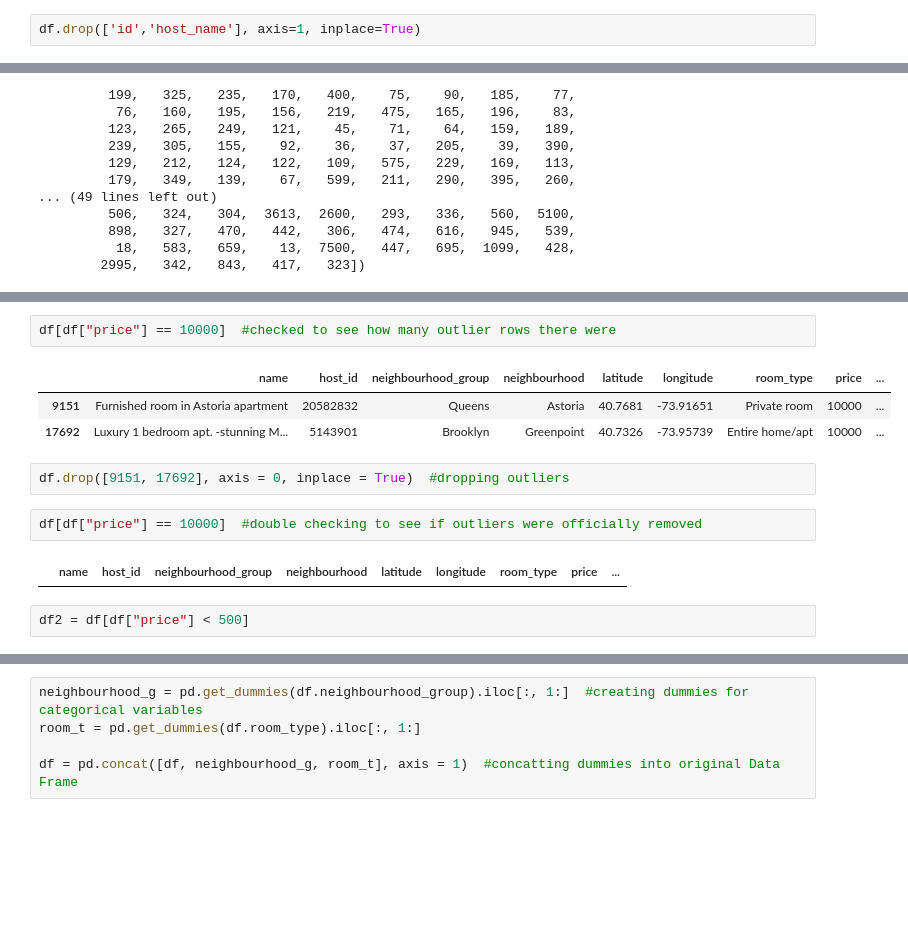
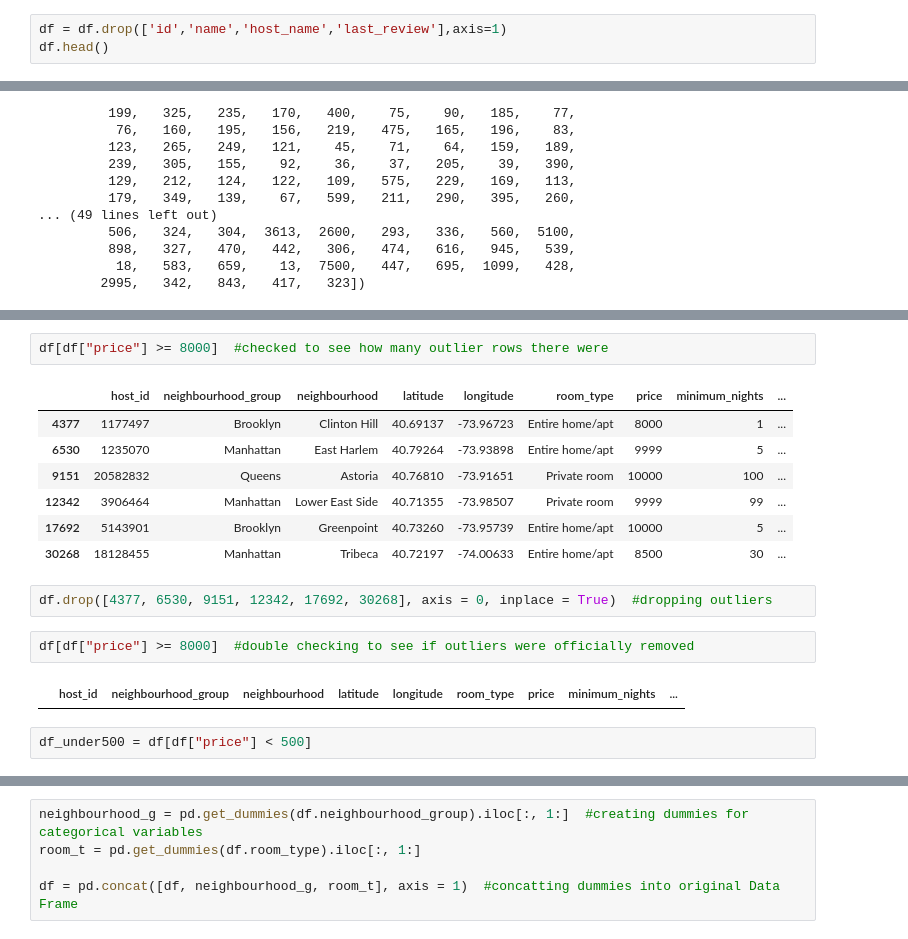
Before and after one commit to jbillet/Mod-2-062220-Project-, a Jupyter notebook: Mod 2 Project - Airbnb .ipynb, the cells around one changed output, grey strips where cells are left out. Drawn from its saved outputs; the diff is of its cells as text; blank space fills up the shorter version.

```diff
--- a/Mod 2 Project - Airbnb .ipynb
+++ b/Mod 2 Project - Airbnb .ipynb
@@ -126,4 +126,5 @@ calculated_host_listings_count     0
 availability_365                   0
 dtype: int64
 # %%
-df.drop(['id','host_name'], axis=1, inplace=True)
+df = df.drop(['id','name','host_name','last_review'],axis=1)
+df.head()
@@ -317,15 +367,19 @@ array([  149,   225,    89,    80,   200,    60,    79,   150,   135,
 # %%
-df[df["price"] == 10000]  #checked to see how many outlier rows there were
+df[df["price"] >= 8000]  #checked to see how many outlier rows there were
 # %% [output]
-|  | name | host_id | neighbourhood_group | neighbourhood | latitude | longitude | room_type | price | ... |
-| 9151 | Furnished room in Astoria apartment | 20582832 | Queens | Astoria | 40.7681 | -73.91651 | Private room | 10000 | ... |
-| 17692 | Luxury 1 bedroom apt. -stunning M... | 5143901 | Brooklyn | Greenpoint | 40.7326 | -73.95739 | Entire home/apt | 10000 | ... |
+|  | host_id | neighbourhood_group | neighbourhood | latitude | longitude | room_type | price | minimum_nights | ... |
+| 4377 | 1177497 | Brooklyn | Clinton Hill | 40.69137 | -73.96723 | Entire home/apt | 8000 | 1 | ... |
+| 6530 | 1235070 | Manhattan | East Harlem | 40.79264 | -73.93898 | Entire home/apt | 9999 | 5 | ... |
+| 9151 | 20582832 | Queens | Astoria | 40.76810 | -73.91651 | Private room | 10000 | 100 | ... |
+| 12342 | 3906464 | Manhattan | Lower East Side | 40.71355 | -73.98507 | Private room | 9999 | 99 | ... |
+| 17692 | 5143901 | Brooklyn | Greenpoint | 40.73260 | -73.95739 | Entire home/apt | 10000 | 5 | ... |
+| 30268 | 18128455 | Manhattan | Tribeca | 40.72197 | -74.00633 | Entire home/apt | 8500 | 30 | ... |
 # %%
-df.drop([9151, 17692], axis = 0, inplace = True)  #dropping outliers
+df.drop([4377, 6530, 9151, 12342, 17692, 30268], axis = 0, inplace = True)  #dropping outliers
 # %%
-df[df["price"] == 10000]  #double checking to see if outliers were officially removed
+df[df["price"] >= 8000]  #double checking to see if outliers were officially removed
 # %% [output]
-|  | name | host_id | neighbourhood_group | neighbourhood | latitude | longitude | room_type | price | ... |
+|  | host_id | neighbourhood_group | neighbourhood | latitude | longitude | room_type | price | minimum_nights | ... |
 # %%
-df2 = df[df["price"] < 500]
+df_under500 = df[df["price"] < 500]
 # %%
```
Also changed, not shown: parts of 63 cells of this notebook, 4 other files.
